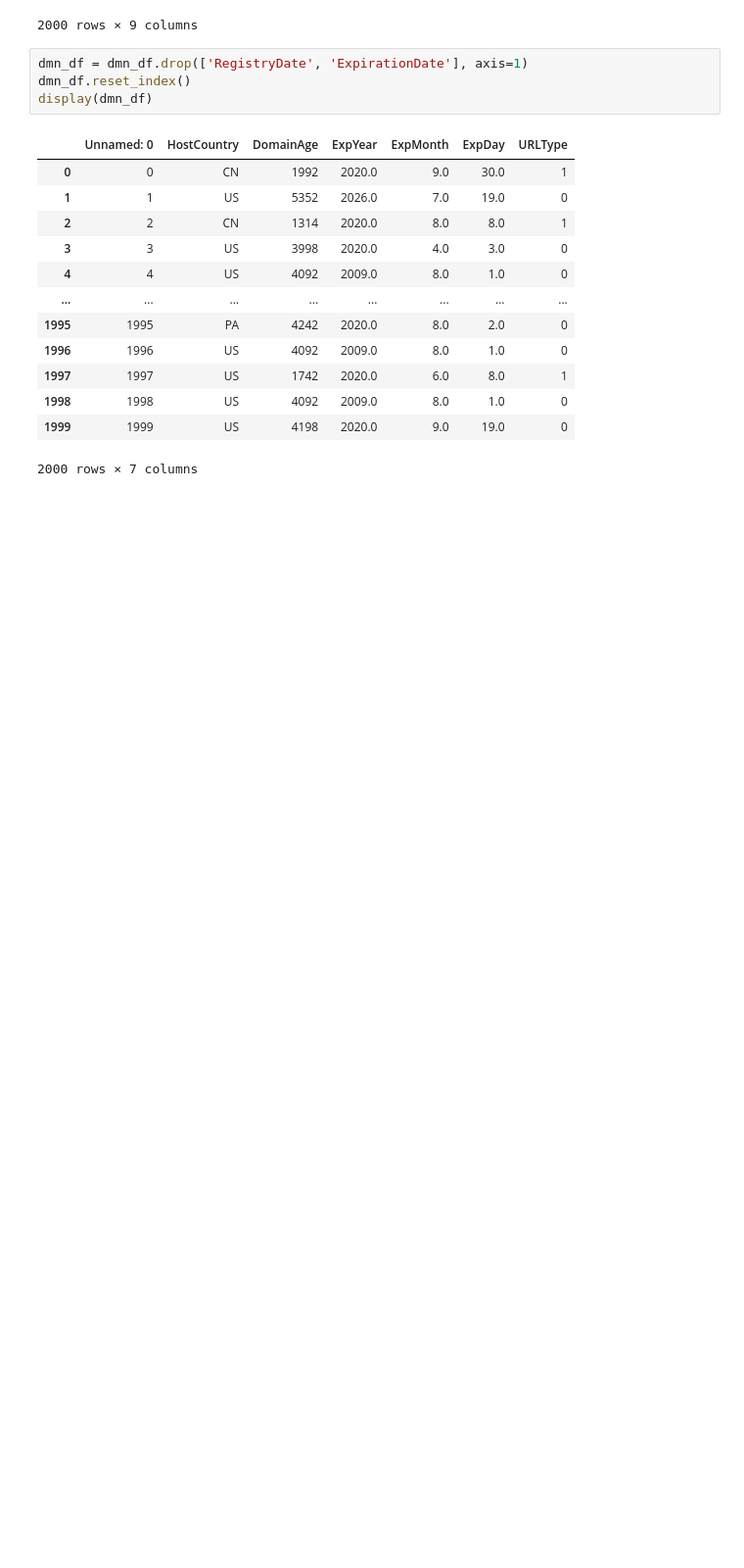
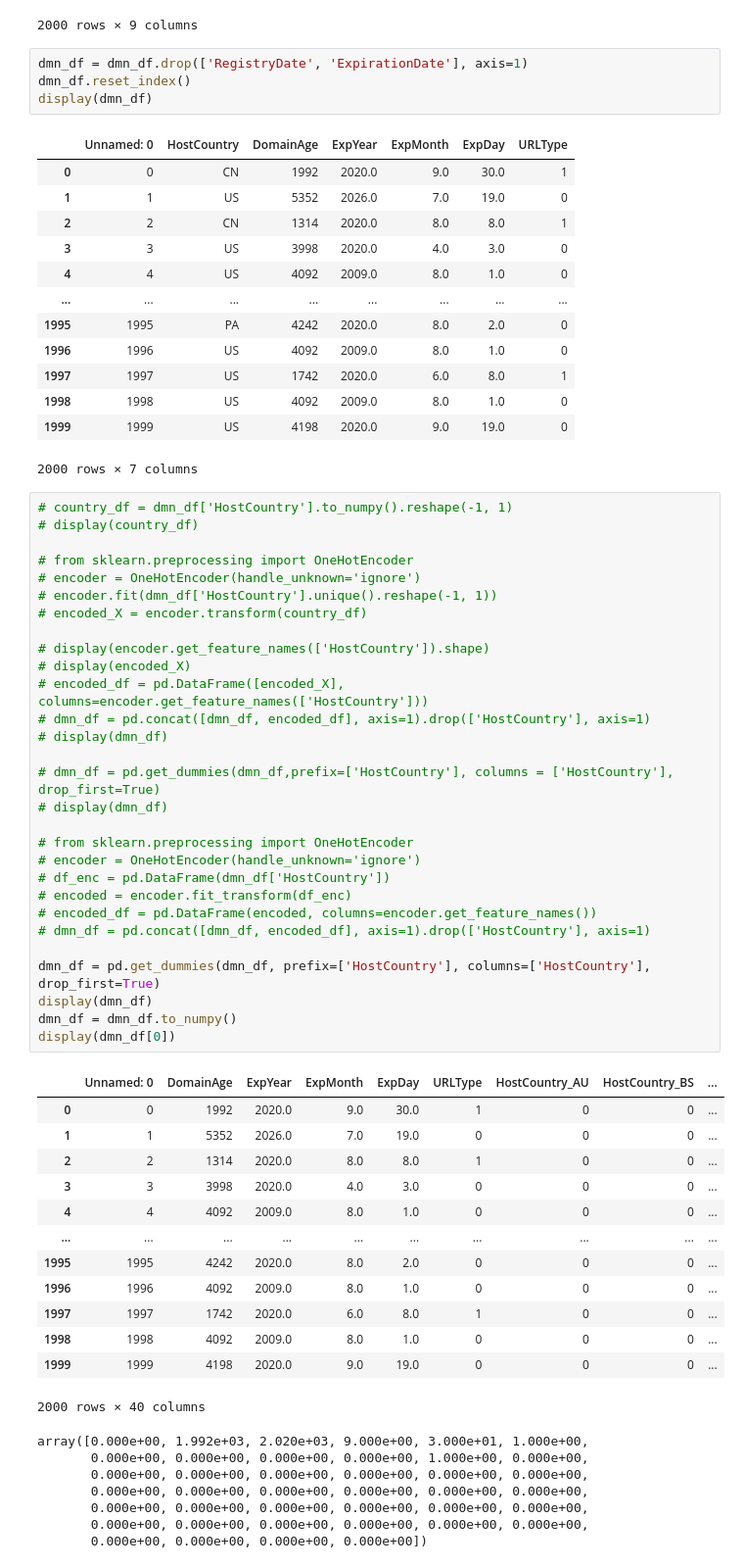
Before and after one commit to cmclearnon/QUB-CSC3032-FYP, a Jupyter notebook: src/ml/Domain - Host based Feature Extraction.ipynb, the cells around one changed output. Shown at 98% size. Cells and saved outputs as stored; diff of their text form; blank space fills up the shorter version.

```diff
--- a/src/ml/Domain - Host based Feature Extraction.ipynb
+++ b/src/ml/Domain - Host based Feature Extraction.ipynb
@@ -446,3 +446,53 @@ display(dmn_df)
 | 1998 | 1998 | US | 4092 | 2009.0 | 8.0 | 1.0 | 0 |
 | 1999 | 1999 | US | 4198 | 2020.0 | 9.0 | 19.0 | 0 |
 2000 rows × 7 columns
+# %%
+# country_df = dmn_df['HostCountry'].to_numpy().reshape(-1, 1)
+# display(country_df)
+
+# from sklearn.preprocessing import OneHotEncoder
+# encoder = OneHotEncoder(handle_unknown='ignore')
+# encoder.fit(dmn_df['HostCountry'].unique().reshape(-1, 1))
+# encoded_X = encoder.transform(country_df)
+
+# display(encoder.get_feature_names(['HostCountry']).shape)
+# display(encoded_X)
+# encoded_df = pd.DataFrame([encoded_X], columns=encoder.get_feature_names(['HostCountry']))
+# dmn_df = pd.concat([dmn_df, encoded_df], axis=1).drop(['HostCountry'], axis=1)
+# display(dmn_df)
+
+# dmn_df = pd.get_dummies(dmn_df,prefix=['HostCountry'], columns = ['HostCountry'], drop_first=True)
+# display(dmn_df)
+
+# from sklearn.preprocessing import OneHotEncoder
+# encoder = OneHotEncoder(handle_unknown='ignore')
+# df_enc = pd.DataFrame(dmn_df['HostCountry'])
+# encoded = encoder.fit_transform(df_enc)
+# encoded_df = pd.DataFrame(encoded, columns=encoder.get_feature_names())
+# dmn_df = pd.concat([dmn_df, encoded_df], axis=1).drop(['HostCountry'], axis=1)
+
+dmn_df = pd.get_dummies(dmn_df, prefix=['HostCountry'], columns=['HostCountry'], drop_first=True)
+display(dmn_df)
+dmn_df = dmn_df.to_numpy()
+display(dmn_df[0])
+# %% [output]
+|  | Unnamed: 0 | DomainAge | ExpYear | ExpMonth | ExpDay | URLType | HostCountry_AU | HostCountry_BS | ... |
+| 0 | 0 | 1992 | 2020.0 | 9.0 | 30.0 | 1 | 0 | 0 | ... |
+| 1 | 1 | 5352 | 2026.0 | 7.0 | 19.0 | 0 | 0 | 0 | ... |
+| 2 | 2 | 1314 | 2020.0 | 8.0 | 8.0 | 1 | 0 | 0 | ... |
+| 3 | 3 | 3998 | 2020.0 | 4.0 | 3.0 | 0 | 0 | 0 | ... |
+| 4 | 4 | 4092 | 2009.0 | 8.0 | 1.0 | 0 | 0 | 0 | ... |
+| ... | ... | ... | ... | ... | ... | ... | ... | ... | ... |
+| 1995 | 1995 | 4242 | 2020.0 | 8.0 | 2.0 | 0 | 0 | 0 | ... |
+| 1996 | 1996 | 4092 | 2009.0 | 8.0 | 1.0 | 0 | 0 | 0 | ... |
+| 1997 | 1997 | 1742 | 2020.0 | 6.0 | 8.0 | 1 | 0 | 0 | ... |
+| 1998 | 1998 | 4092 | 2009.0 | 8.0 | 1.0 | 0 | 0 | 0 | ... |
+| 1999 | 1999 | 4198 | 2020.0 | 9.0 | 19.0 | 0 | 0 | 0 | ... |
+2000 rows × 40 columns
+array([0.000e+00, 1.992e+03, 2.020e+03, 9.000e+00, 3.000e+01, 1.000e+00,
+       0.000e+00, 0.000e+00, 0.000e+00, 0.000e+00, 1.000e+00, 0.000e+00,
+       0.000e+00, 0.000e+00, 0.000e+00, 0.000e+00, 0.000e+00, 0.000e+00,
+       0.000e+00, 0.000e+00, 0.000e+00, 0.000e+00, 0.000e+00, 0.000e+00,
+       0.000e+00, 0.000e+00, 0.000e+00, 0.000e+00, 0.000e+00, 0.000e+00,
+       0.000e+00, 0.000e+00, 0.000e+00, 0.000e+00, 0.000e+00, 0.000e+00,
+       0.000e+00, 0.000e+00, 0.000e+00, 0.000e+00])
```
Also changed, not shown: parts of 2 cells of this notebook, 1 other file.
